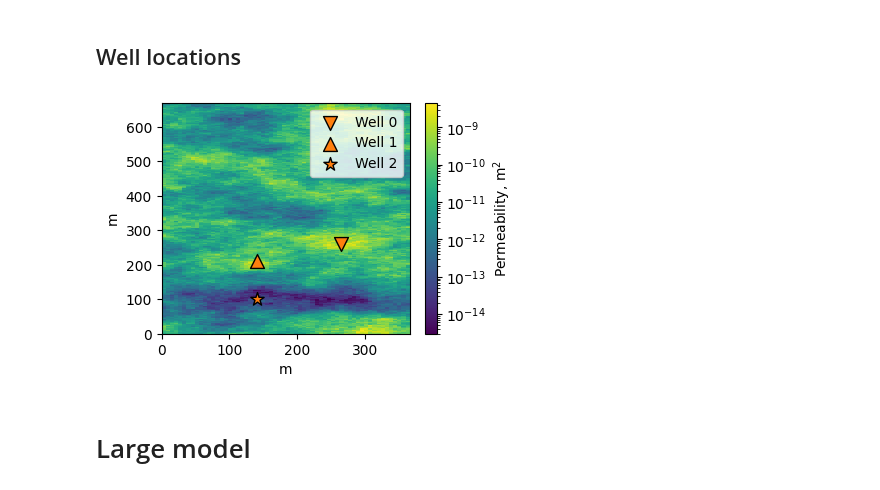
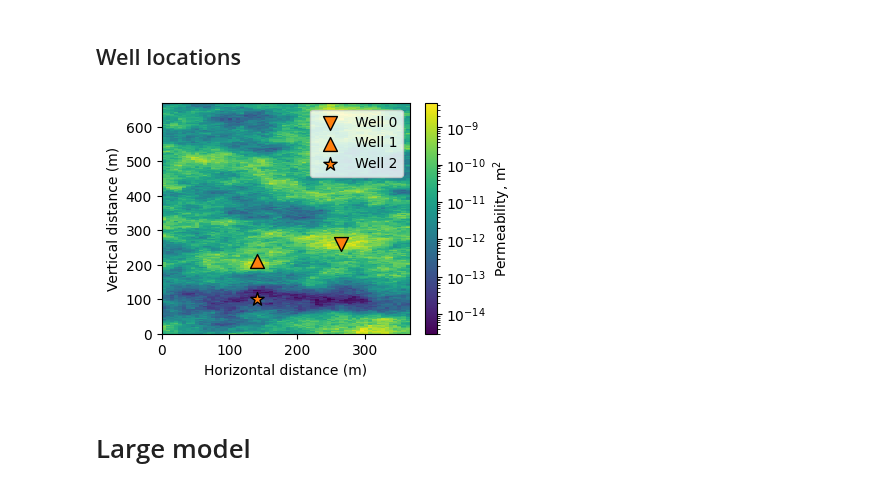
Before and after one commit to Yuriyzabegaev/solver_selector, a Jupyter notebook: examples/spe10_data/spe10.ipynb, the cells around one changed output. Cells and saved outputs as stored; diff of their text form; code cells hidden in the pictures.

```diff
--- a/examples/spe10_data/spe10.ipynb
+++ b/examples/spe10_data/spe10.ipynb
@@ -82,30 +82,30 @@ plt.colorbar()
 # %%
 perm_med_t = perm_med.T * 1000 # We multiply permeability by 1000 in the experiments
 cell_size_x = 6.096  # m
 cell_size_y = 3.048  # m
 x = np.arange(perm_med_t.shape[0]) * cell_size_x + cell_size_x / 2
 y = np.arange(perm_med_t.shape[1]) * cell_size_y + cell_size_y / 2
 
 wells = [265, 260], [140, 210], [140.0, 100.0]
 markers = 'v', '^', '*'
 
 X, Y = np.meshgrid(x, y, indexing='ij')
 
 plt.figure(figsize=(4, 3))
 plt.pcolormesh(X, Y, perm_med_t, norm=LogNorm())
 clb = plt.colorbar()
 clb.ax.set_ylabel('Permeability, m$^2$')
 
 for i, well_loc in enumerate(wells):
     x, y = well_loc
     plt.scatter(x, y, label=f'Well {i}', marker=markers[i], color='black', s=100, linewidths=1, facecolors='C1')
-plt.xlabel('m')
-plt.ylabel('m')
+plt.xlabel('Horizontal distance (m)')
+plt.ylabel('Vertical distance (m)')
 plt.legend()
 plt.savefig(f'well_location.pdf', bbox_inches="tight")
 plt.show()
 # %% [output]
-[figure, old version]
+[figure, new version]
 # %% [markdown]
 # Large model
 # %%
```
Also changed, not shown: 5 other files.
